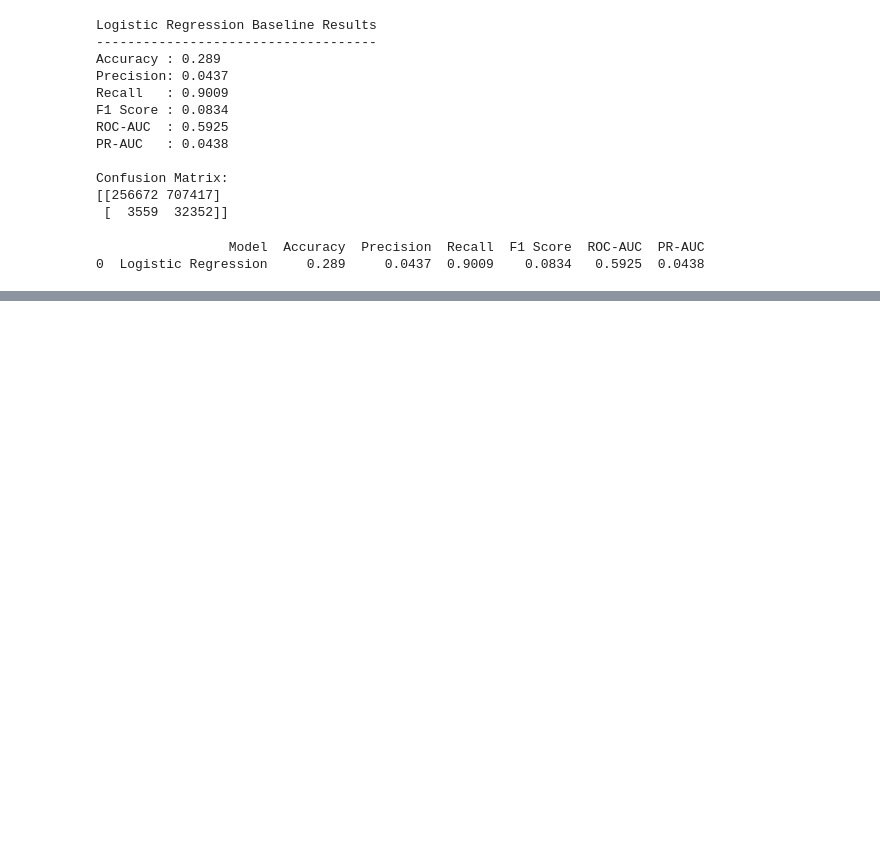
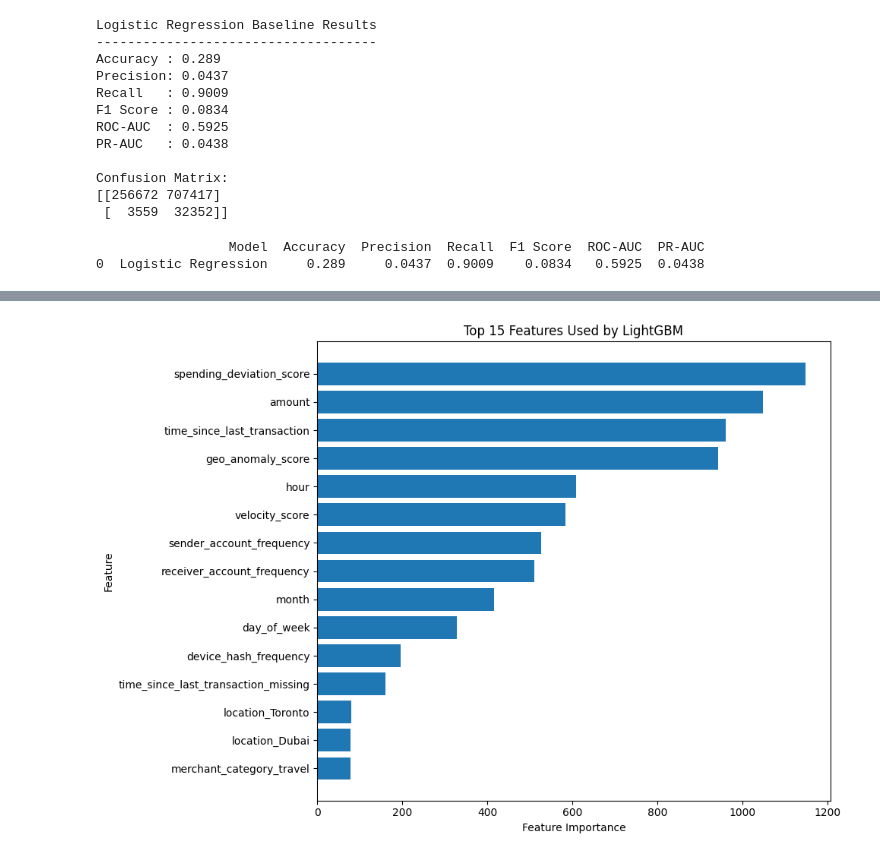
Before and after one commit to ligi-data-analytics/Real-time-financial-fraud-detection, a Jupyter notebook: 01_EDA.ipynb, the cells around one changed output, grey strips where cells are left out. Saved outputs shown, nothing was run; the diff lists cells and outputs as text; code cells hidden in the pictures; blank space fills up the shorter version.

Commit message:
exploratory data analysis

```diff
--- a/01_EDA.ipynb
+++ b/01_EDA.ipynb
@@ -1273,0 +1680,16 @@ print(baseline_results)
+# %%
+# Step 43: LightGBM feature importance
+
+feature_importance = pd.DataFrame({
+    "Feature": X_train.columns,
+    "Importance": lgbm_model.feature_importances_
+})
+
+feature_importance = feature_importance.sort_values(
+    by="Importance",
+    ascending=False
+)
+
+print("Top 15 LightGBM Features")
+print("------------------------")
+print(feature_importance.head(15).to_string(index=False))
@@ -1273,0 +1715,24 @@ print(baseline_results)
+# %%
+# Step 44: Plot top 15 LightGBM feature importance
+
+import matplotlib.pyplot as plt
+
+top_features = feature_importance.head(15).sort_values(
+    by="Importance"
+)
+
+plt.figure(figsize=(10, 7))
+
+plt.barh(
+    top_features["Feature"],
+    top_features["Importance"]
+)
+
+plt.xlabel("Feature Importance")
+plt.ylabel("Feature")
+plt.title("Top 15 Features Used by LightGBM")
+
+plt.tight_layout()
+plt.show()
+# %% [output]
+[figure, added]
```
Also changed, not shown: parts of 12 cells of this notebook.
